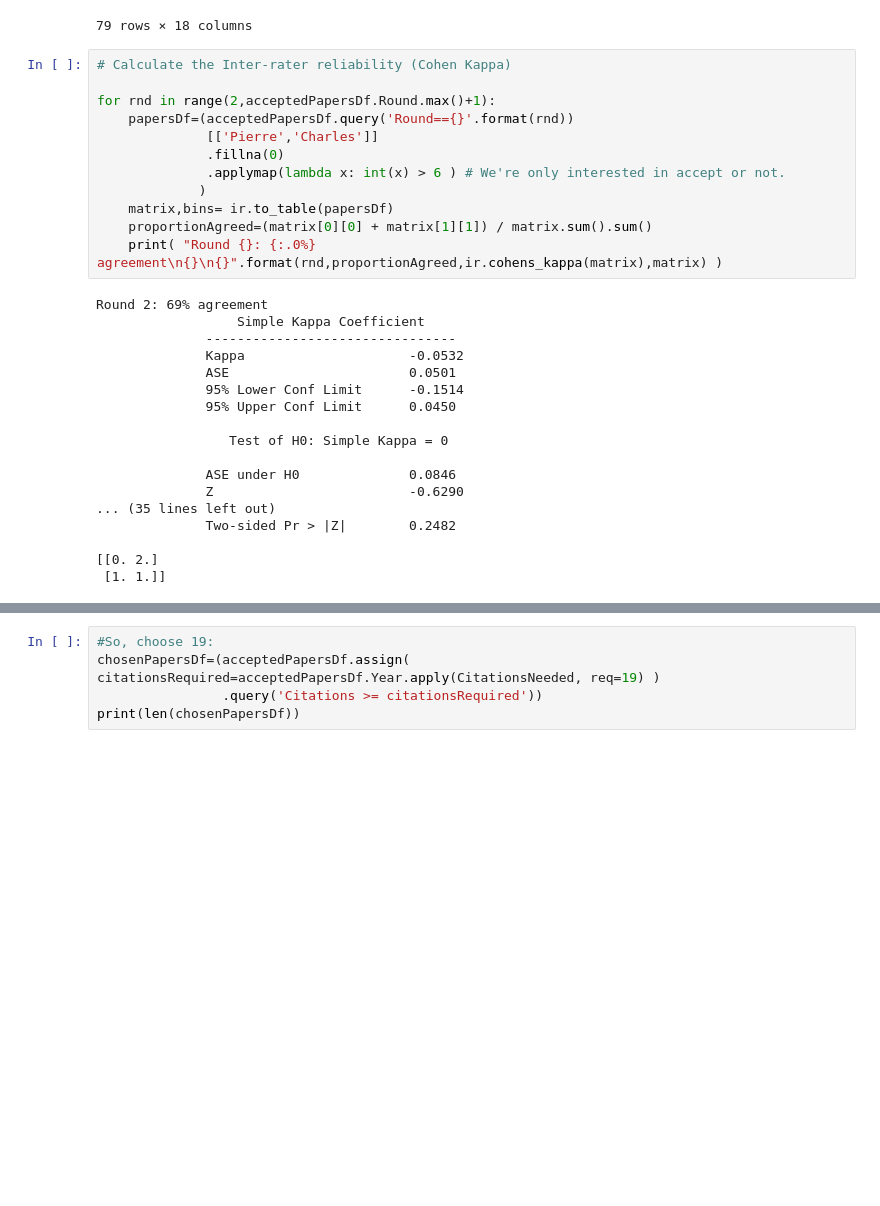
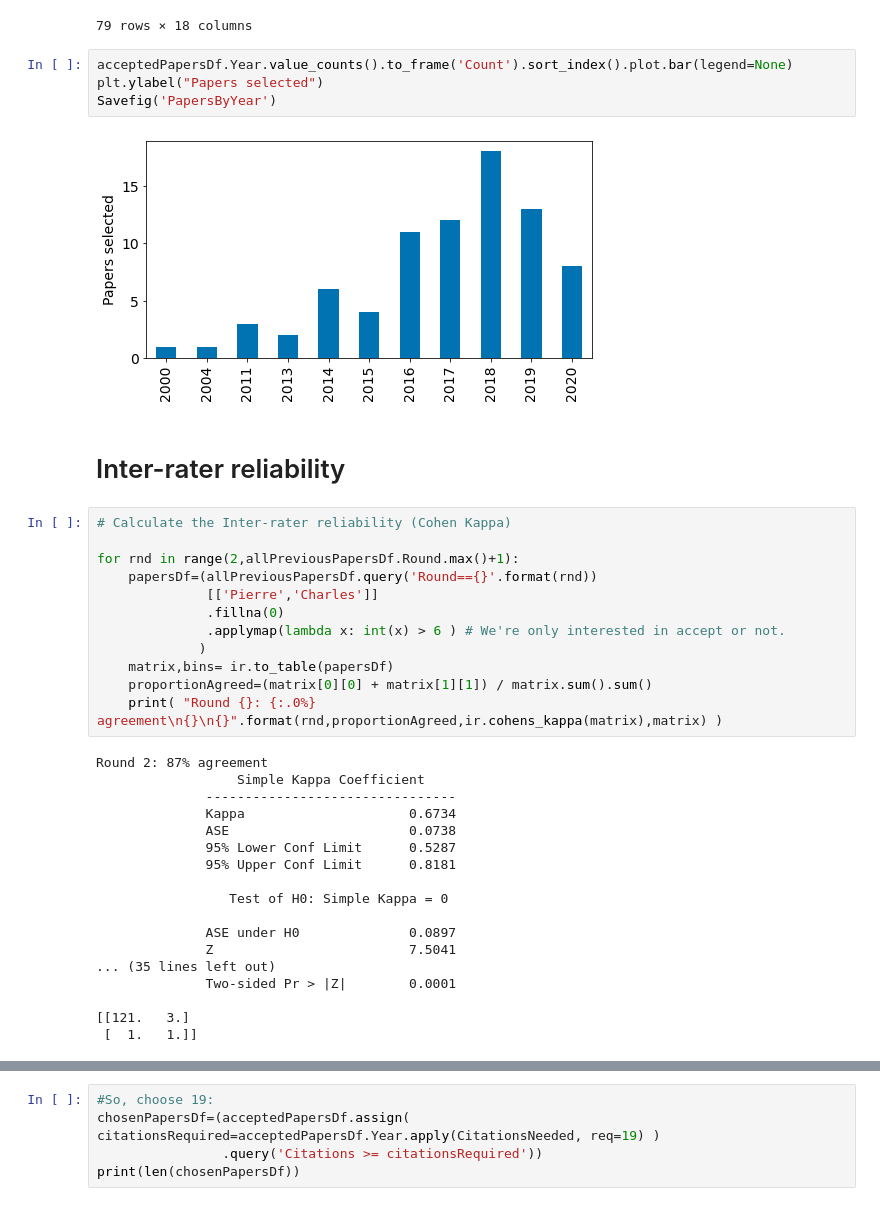
Before and after one commit to charlesweir/Google-Literature-Review, a Jupyter notebook: Analysis.ipynb, the cells around one changed output, grey strips where cells are left out. Saved outputs shown, nothing was run; the diff lists cells and outputs as text; blank space fills up the shorter version.

```diff
--- a/Analysis.ipynb
+++ b/Analysis.ipynb
@@ -60,11 +60,19 @@ acceptedPapersDf
 | 604 | 604 | 3189859254953420294 | 4 | 65 | 2017 | DevSecOps: a multivocal literatur... | H Myrbakken, R Colomo-Palacios | https://www.researchgate.net/prof... | Bqb9fheoRCwJ | Involving security in DevOps has ... | ... |
 | 612 | 612 | 5051860876178524246 | 4 | 107 | 2015 | A descriptive study of Microsoft'... | R Scandariato, K Wuyts, W Joosen | https://link.springer.com/article... | VohQc7PQG0YJ | Microsoft's STRIDE is a popular t... | ... |
 79 rows × 18 columns
+# %%
+acceptedPapersDf.Year.value_counts().to_frame('Count').sort_index().plot.bar(legend=None)
+plt.ylabel("Papers selected")
+Savefig('PapersByYear')
+# %% [output]
+[figure, added]
+# %% [markdown]
+# Inter-rater reliability
 # %%
 # Calculate the Inter-rater reliability (Cohen Kappa)
 
-for rnd in range(2,acceptedPapersDf.Round.max()+1):
-    papersDf=(acceptedPapersDf.query('Round=={}'.format(rnd))
+for rnd in range(2,allPreviousPapersDf.Round.max()+1):
+    papersDf=(allPreviousPapersDf.query('Round=={}'.format(rnd))
               [['Pierre','Charles']]
               .fillna(0)
               .applymap(lambda x: int(x) > 6 ) # We're only interested in accept or not.
@@ -73,23 +81,23 @@ for rnd in range(2,acceptedPapersDf.Round.max()+1):
     proportionAgreed=(matrix[0][0] + matrix[1][1]) / matrix.sum().sum()
     print( "Round {}: {:.0%} agreement\n{}\n{}".format(rnd,proportionAgreed,ir.cohens_kappa(matrix),matrix) )
 # %% [output]
-Round 2: 69% agreement
+Round 2: 87% agreement
                   Simple Kappa Coefficient
               --------------------------------
-              Kappa                     -0.0532
-              ASE                       0.0501
-              95% Lower Conf Limit      -0.1514
-              95% Upper Conf Limit      0.0450
+              Kappa                     0.6734
+              ASE                       0.0738
+              95% Lower Conf Limit      0.5287
+              95% Upper Conf Limit      0.8181
 
                  Test of H0: Simple Kappa = 0
 
-              ASE under H0              0.0846
-              Z                         -0.6290
+              ASE under H0              0.0897
+              Z                         7.5041
 ... (35 lines left out)
-              Two-sided Pr > |Z|        0.2482
+              Two-sided Pr > |Z|        0.0001
 
-[[0. 2.]
- [1. 1.]]
+[[121.   3.]
+ [  1.   1.]]
 # %%
 # After Round 3, we plot the number of accepted papers we get for different citation cut-offs.
 
```
Also changed, not shown: parts of 7 cells of this notebook, 2 other files.
